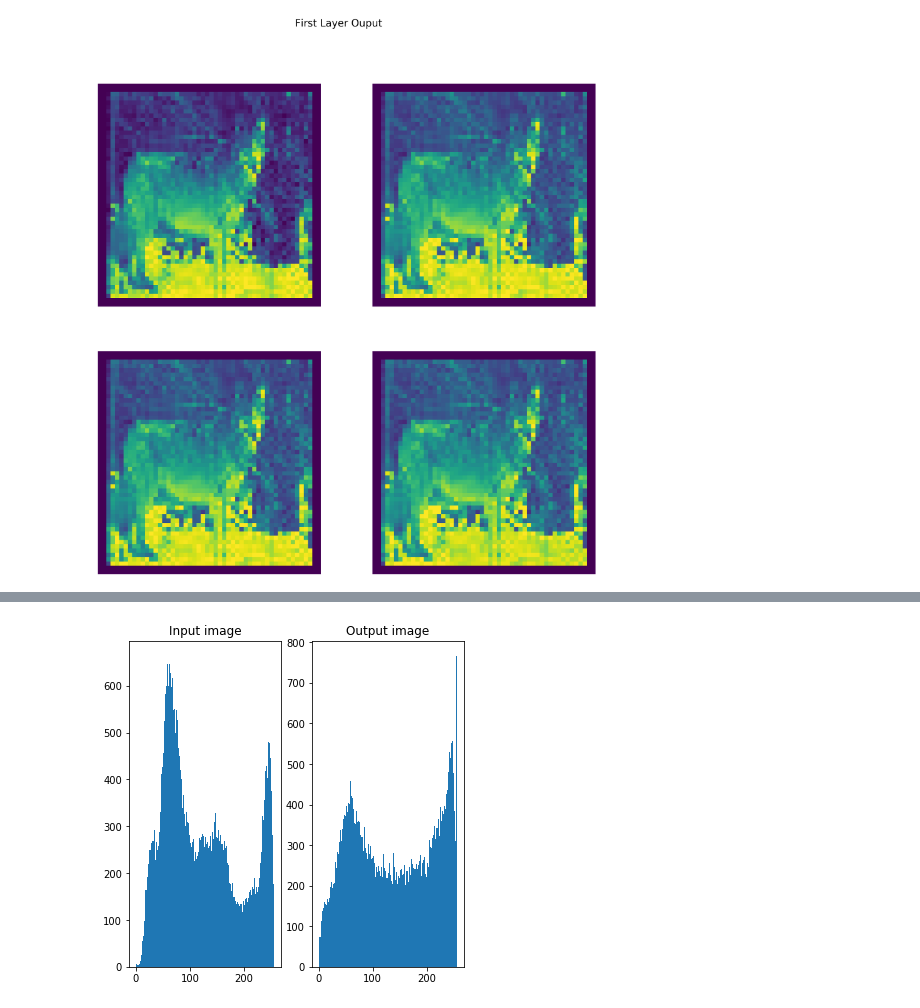
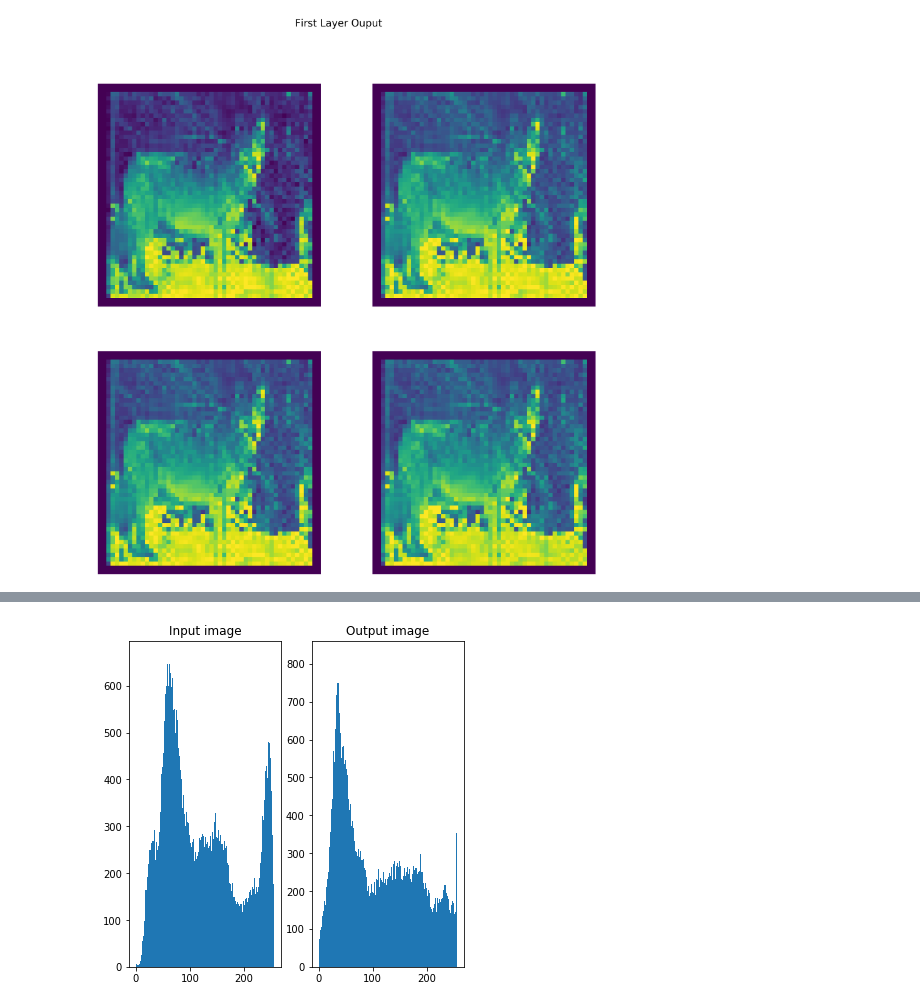
Before and after one commit to saichandrareddy1/Corel10000_project, a Jupyter notebook: Model_Creation.ipynb, the cells around one changed output, grey strips where cells are left out. Drawn from its saved outputs; the diff is of its cells as text; code cells hidden in the pictures.

```diff
--- a/Model_Creation.ipynb
+++ b/Model_Creation.ipynb
@@ -96,6 +96,6 @@ model.compile(optimizer = 'sgd',
               metrics=['accuracy'])
 # %%
 history = model.fit_generator(train, steps_per_epoch=200,
-                    epochs=1, validation_data=test,
+                    epochs=200, validation_data=test,
                     validation_steps=80, verbose=1)
 # %% [output]
@@ -291,26 +327,33 @@ image_check_output(path, value, image)
 # %%
 #Histograms for the images
 import cv2
 import numpy as np
 from matplotlib import pyplot as plt
 
 path = r"C:\Users\SUPERMAN\Desktop\hand\image_Sep\val"
+value = test_image[0]
 
-def final_hist(path):
+def final_hist(path, val):
     fig,(ax1, ax2)=plt.subplots(1,2,figsize=(6,6))
 
     img = cv2.imread('002_201.jpg',1)
+    img1_list = [img.ravel()]
     ax1.hist(img.ravel(),256,[0,256])
     ax1.axis("on")
     ax1.title.set_text("Input image")
 
-    img2 = cv2.imread(path+"\\"+str(67)+"\\"+"0067_6800.jpg",1)
+    li = [image for image in os.listdir(path+"\\"+str(val)+"\\") if image.endswith(".jpg")]
+    #print(path+"\\"+str(val)+"\\"+li[0])
+    img2 = cv2.imread(path+"\\"+str(val)+"\\"+li[0])
+    img_list = [img2.ravel()]
     ax2.hist(img2.ravel(),256,[0,256])
     ax2.axis("on")
     ax2.title.set_text("Output image")
 
-final_hist(path)
+    return img_list, img1_list
+
+img_list, img1_list = final_hist(path, value)
 
 ##Here similarity image calculated by the input and the output of the image and there histograms
 # %% [output]
-[figure, old version]
+[figure, new version]
```
Also changed, not shown: parts of 12 cells of this notebook.
